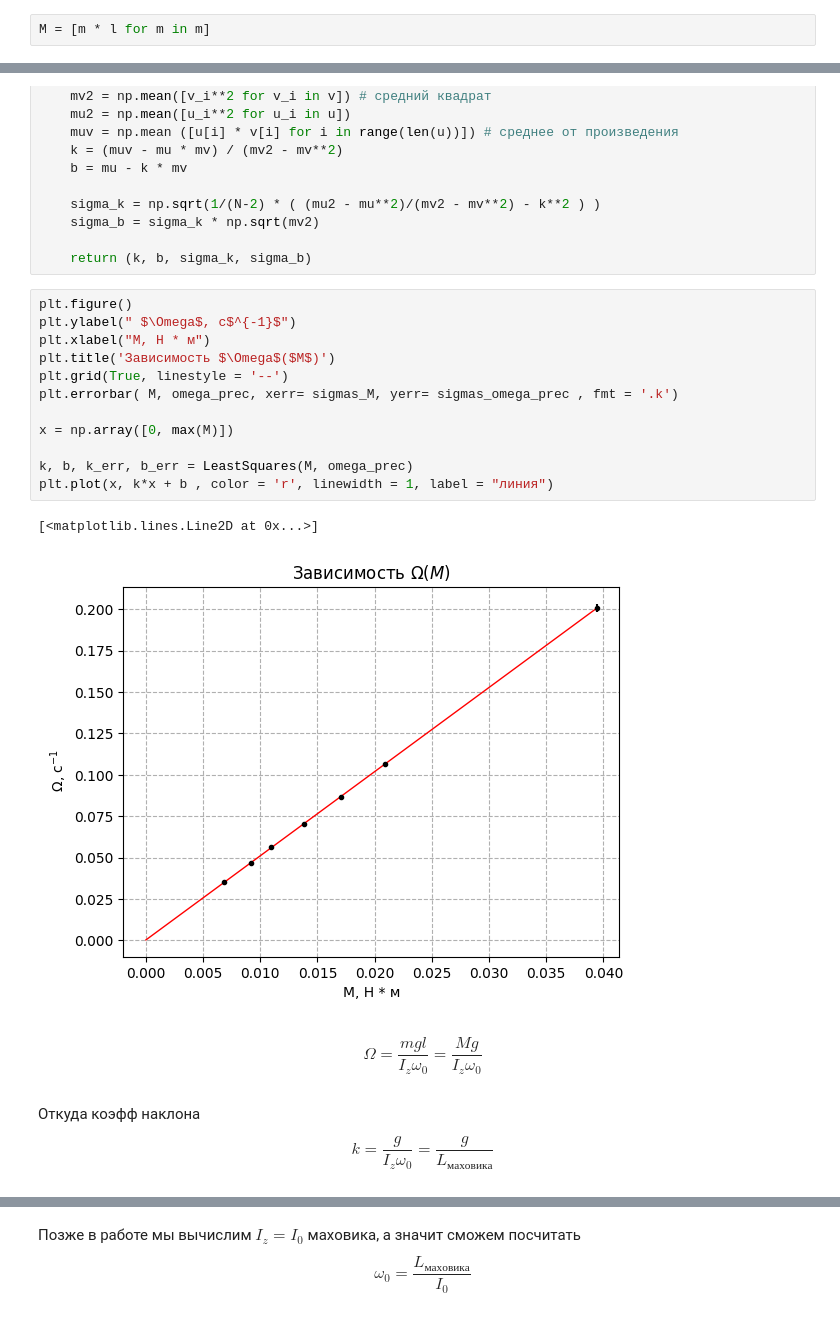
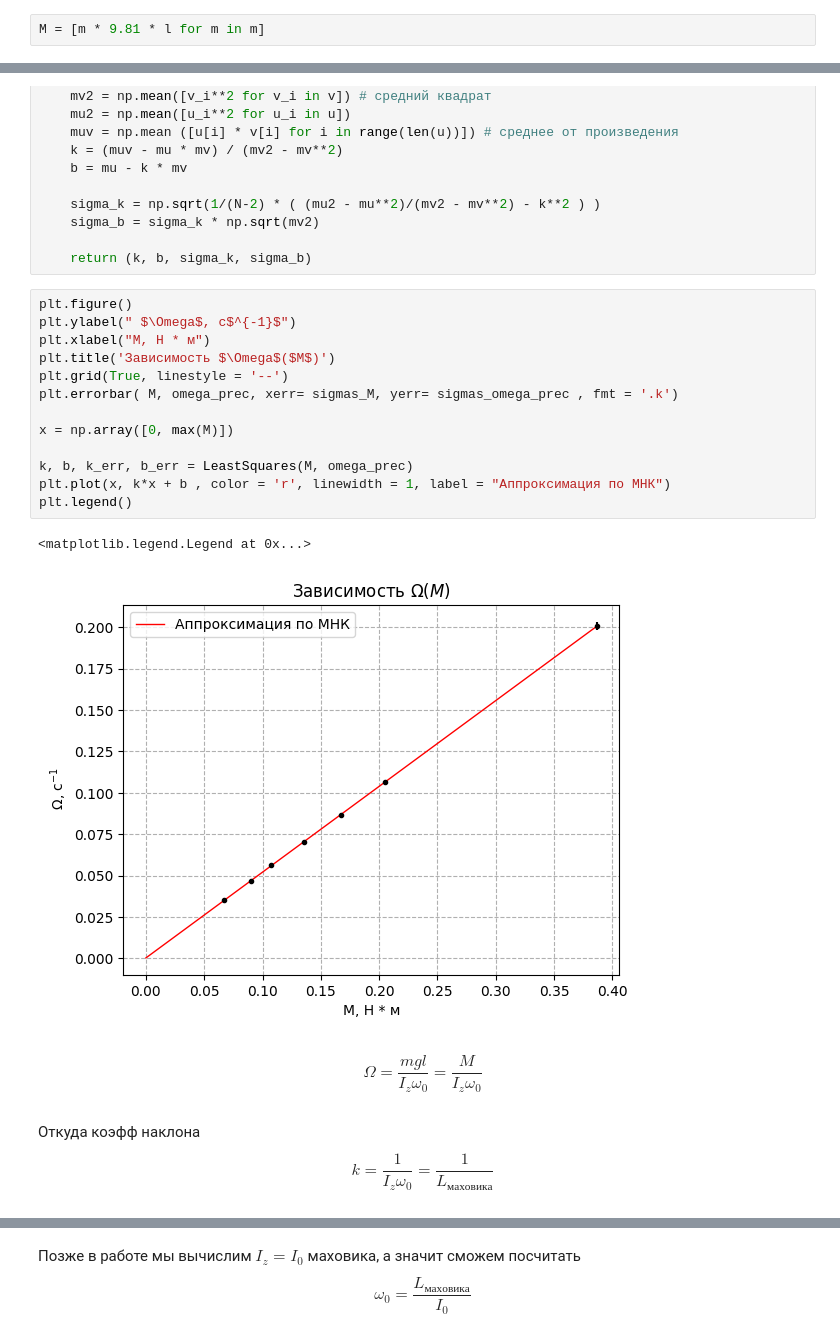
Before and after one commit to UjeNeTORT/labs, a Jupyter notebook: 1.2.5/laba.ipynb, the cells around one changed output, grey strips where cells are left out. Cells and saved outputs as stored; diff of their text form.

```diff
--- a/1.2.5/laba.ipynb
+++ b/1.2.5/laba.ipynb
@@ -105,7 +101,7 @@ sigma_l = 0.001 # м
 # %% [markdown]
 Момент силы $M$
 # %%
-M = [m * l for m in m]
+M = [m * 9.81 * l for m in m]
 # %% [markdown]
 $$ \sigma_{M} = \sqrt{(\sigma_{m} l)^2 + (\sigma_{l} m)^2} $$
 # %%
@@ -167,21 +163,22 @@ def LeastSquares(x_arr, y_arr): # returns [k, b, sigma_k, sigma b]
 # %%
 plt.figure()
 plt.ylabel(" $\Omega$, c$^{-1}$")
 plt.xlabel("M, Н * м")
 plt.title('Зависимость $\Omega$($M$)')
 plt.grid(True, linestyle = '--')
 plt.errorbar( M, omega_prec, xerr= sigmas_M, yerr= sigmas_omega_prec , fmt = '.k')
 
 x = np.array([0, max(M)])
 
 k, b, k_err, b_err = LeastSquares(M, omega_prec)
-plt.plot(x, k*x + b , color = 'r', linewidth = 1, label = "линия")
+plt.plot(x, k*x + b , color = 'r', linewidth = 1, label = "Аппроксимация по МНК")
+plt.legend()
 # %% [output]
-[<matplotlib.lines.Line2D at 0x...>]
+<matplotlib.legend.Legend at 0x...>
-[figure, old version]
+[figure, new version]
 # %% [markdown]
-$$ \Omega = \frac{mgl}{I_{z}\omega_{0}} = \frac{Mg}{I_{z}\omega_{0}} $$
+$$ \Omega = \frac{mgl}{I_{z}\omega_{0}} = \frac{M}{I_{z}\omega_{0}} $$
 # %% [markdown]
 Откуда коэфф наклона
-$$k = \frac{g}{I_{z}\omega_{0}} = \frac{g}{L_{маховика}} $$
+$$k = \frac{1}{I_{z}\omega_{0}} = \frac{1}{L_{маховика}} $$
 # %% [markdown]
```
Also changed, not shown: parts of 29 cells of this notebook.
